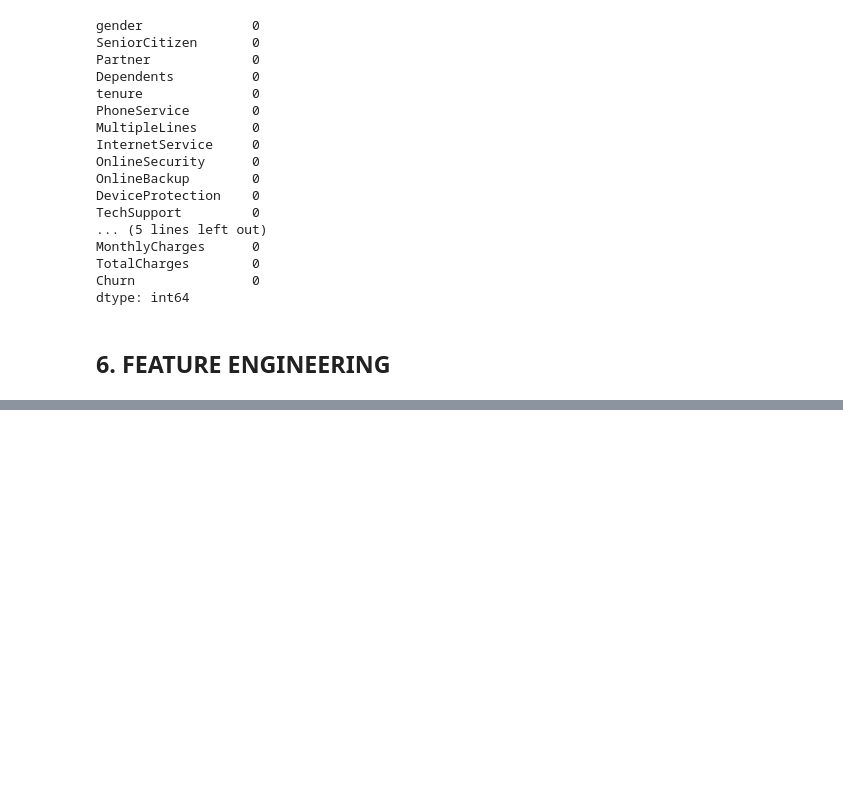
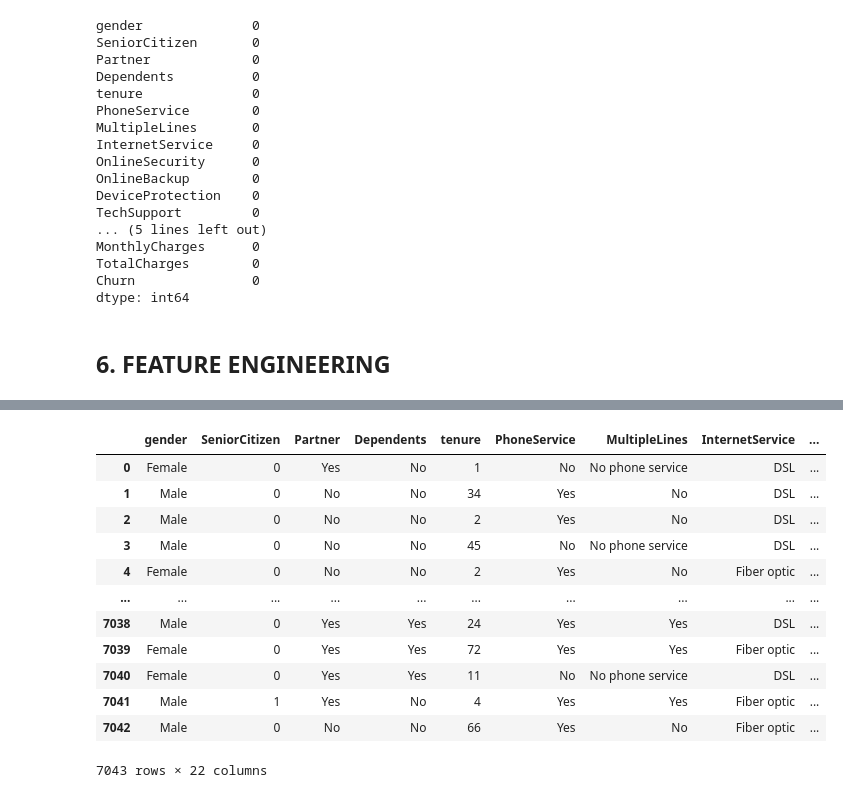
Before and after one commit to esscova/telco-churn, a Jupyter notebook: notebooks/01 - analise inicial.ipynb, the cells around one changed output, grey strips where cells are left out. Drawn from its saved outputs; the diff is of its cells as text; code cells hidden in the pictures; blank space fills up the shorter version.

```diff
--- a/notebooks/01 - analise inicial.ipynb
+++ b/notebooks/01 - analise inicial.ipynb
@@ -375,0 +430,23 @@ dtype: int64
+# %%
+from pathlib import Path
+
+path = Path.cwd().parent/'data'
+path.mkdir(exist_ok=True)
+df3.to_parquet(path/'preprocessed.parquet', index=False)
+# %%
+#check
+pd.read_parquet(path/'preprocessed.parquet')
+# %% [output]
+|  | gender | SeniorCitizen | Partner | Dependents | tenure | PhoneService | MultipleLines | InternetService | ... |
+| 0 | Female | 0 | Yes | No | 1 | No | No phone service | DSL | ... |
+| 1 | Male | 0 | No | No | 34 | Yes | No | DSL | ... |
+| 2 | Male | 0 | No | No | 2 | Yes | No | DSL | ... |
+| 3 | Male | 0 | No | No | 45 | No | No phone service | DSL | ... |
+| 4 | Female | 0 | No | No | 2 | Yes | No | Fiber optic | ... |
+| ... | ... | ... | ... | ... | ... | ... | ... | ... | ... |
+| 7038 | Male | 0 | Yes | Yes | 24 | Yes | Yes | DSL | ... |
+| 7039 | Female | 0 | Yes | Yes | 72 | Yes | Yes | Fiber optic | ... |
+| 7040 | Female | 0 | Yes | Yes | 11 | No | No phone service | DSL | ... |
+| 7041 | Male | 1 | Yes | No | 4 | Yes | Yes | Fiber optic | ... |
+| 7042 | Male | 0 | No | No | 66 | Yes | No | Fiber optic | ... |
+7043 rows × 22 columns
```
Also changed, not shown: parts of 9 cells of this notebook, 1 other file.
